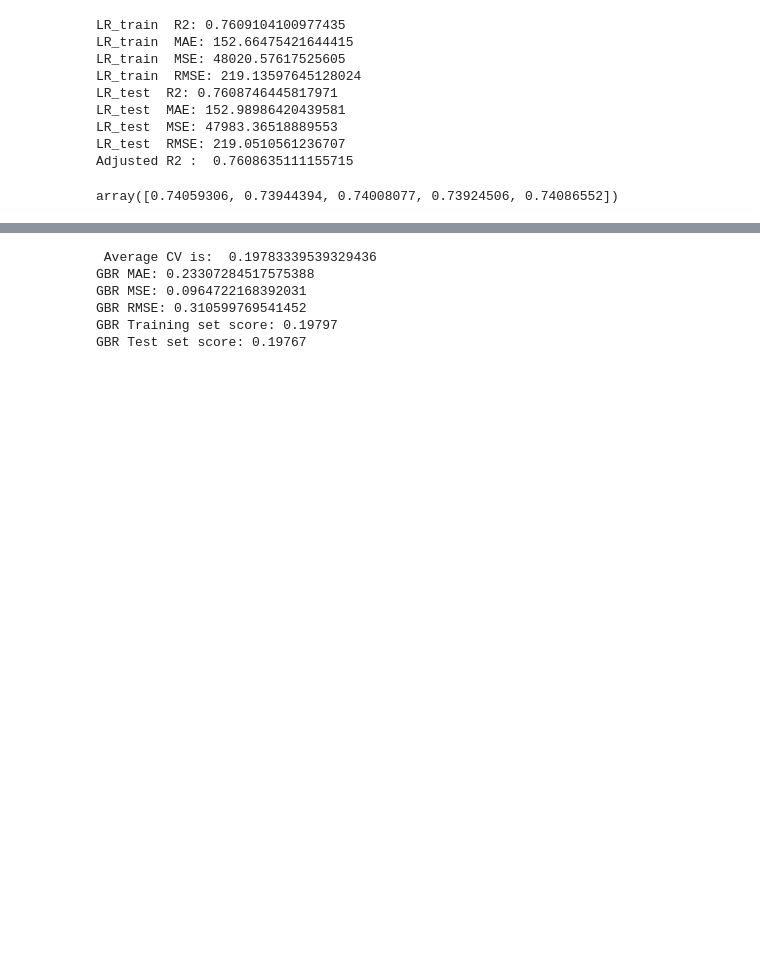
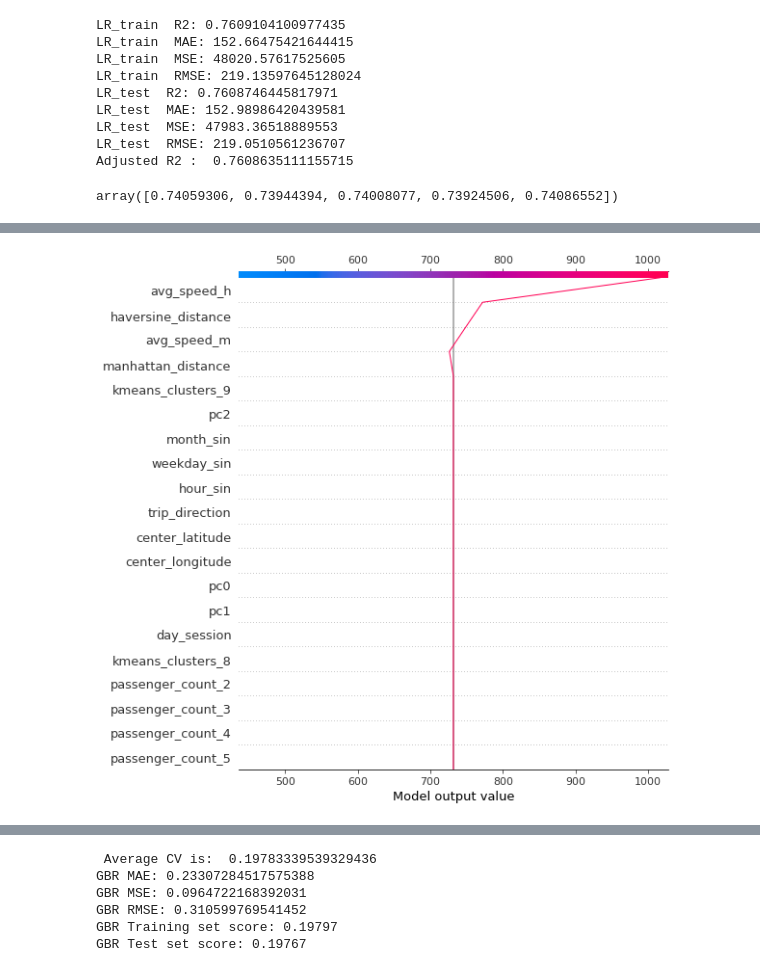
Before and after one commit to GaneshkumarPatel/NYC-trip-duration-prediction, a Jupyter notebook: NYC_Taxi_Trip_Time_Prediction_Capstone_Project.ipynb, the cells around one changed output, grey strips where cells are left out. Saved outputs shown, nothing was run; the diff lists cells and outputs as text; code cells hidden in the pictures; blank space fills up the shorter version.

```diff
--- a/NYC_Taxi_Trip_Time_Prediction_Capstone_Project.ipynb
+++ b/NYC_Taxi_Trip_Time_Prediction_Capstone_Project.ipynb
@@ -797,0 +770,4 @@ shap.summary_plot(shap_values[0], X_test)
+# %%
+shap.decision_plot(explainer.expected_value[0], shap_values[0], feature_names = list(features))
+# %% [output]
+[figure, added]
```
Also changed, not shown: parts of 25 cells of this notebook.
